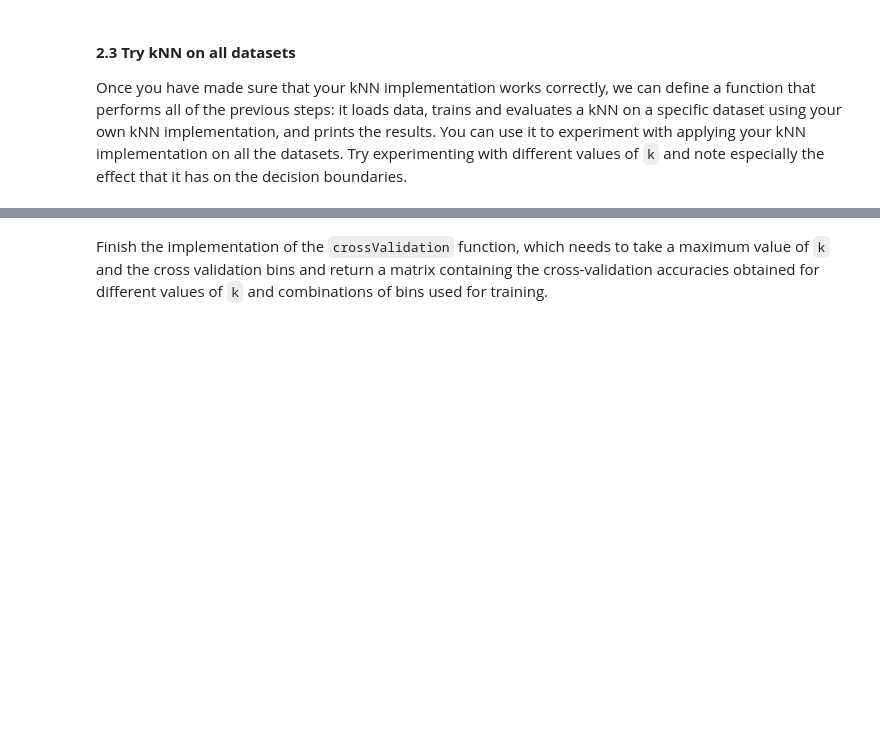
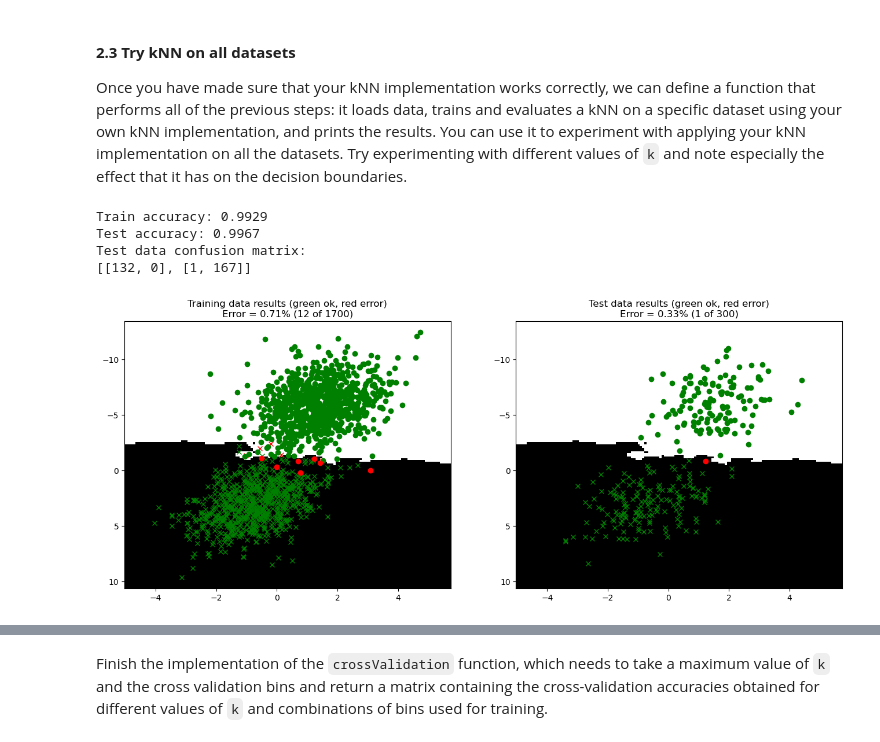
Before and after one commit to hugo-morvan/Neural_Networks, a Jupyter notebook: LabCode/A1_Supervised/main1_kNN.ipynb, the cells around one changed output, grey strips where cells are left out. Drawn from its saved outputs; the diff is of its cells as text; code cells hidden in the pictures; blank space fills up the shorter version.

```diff
--- a/LabCode/A1_Supervised/main1_kNN.ipynb
+++ b/LabCode/A1_Supervised/main1_kNN.ipynb
@@ -114,14 +120,23 @@ def kNN(X, k, XTrain, LTrain):
     # === Your code here =========================
     # --------------------------------------------
 
-    # Calculate all the distances between X and XTrain
-    ...
+    # Calculate all the euclidean distances between X and XTrain
+    distances = np.zeros((X.shape[0], XTrain.shape[0]))
+    for i in range(X.shape[0]):
+        for j in range(XTrain.shape[0]):
+            distances[i, j] = np.sqrt(np.sum((X[i] - XTrain[j])**2))
 
     # Sort distances and find k closest labels
-    ...
+    kClosest = np.zeros((X.shape[0], k))
+    for i in range(X.shape[0]):
+        kClosest[i] = np.argsort(distances[i])[:k]
+
 
     # Find the most common label, store in LPred
-    ...
+    LPred = np.zeros(X.shape[0], dtype=int)
+    for i in range(X.shape[0]):
+        labels = LTrain[kClosest[i].astype(int)]
+        LPred[i] = np.argmax(np.bincount(labels.astype(int)))
 
     # ============================================
 
@@ -141,7 +156,7 @@ XTrain, _, LTrain, XTest, _, LTest = splitData(X, D, L, 0.15)
 Set a value for `k` and classify the training and test data.
 # %%
 # Set the number of neighbors
-k = 1
+k = 5
 
 # Classify training data
 LPredTrain = kNN(XTrain, k, XTrain, LTrain)
@@ -210,5 +235,11 @@ def runkNNOnDataset(datasetNr, testSplit, k):
     else:
         plotConfusionMatrixOCR(XTest, LTest, LPredTest)
 # %%
-runkNNOnDataset(1, testSplit=0.15, k=1)
+runkNNOnDataset(1, testSplit=0.15, k=5)
+# %% [output]
+Train accuracy: 0.9929
+Test accuracy: 0.9967
+Test data confusion matrix:
+[[132, 0], [1, 167]]
+[figure, added]
 # %%
```
Also changed, not shown: parts of 7 cells of this notebook.
